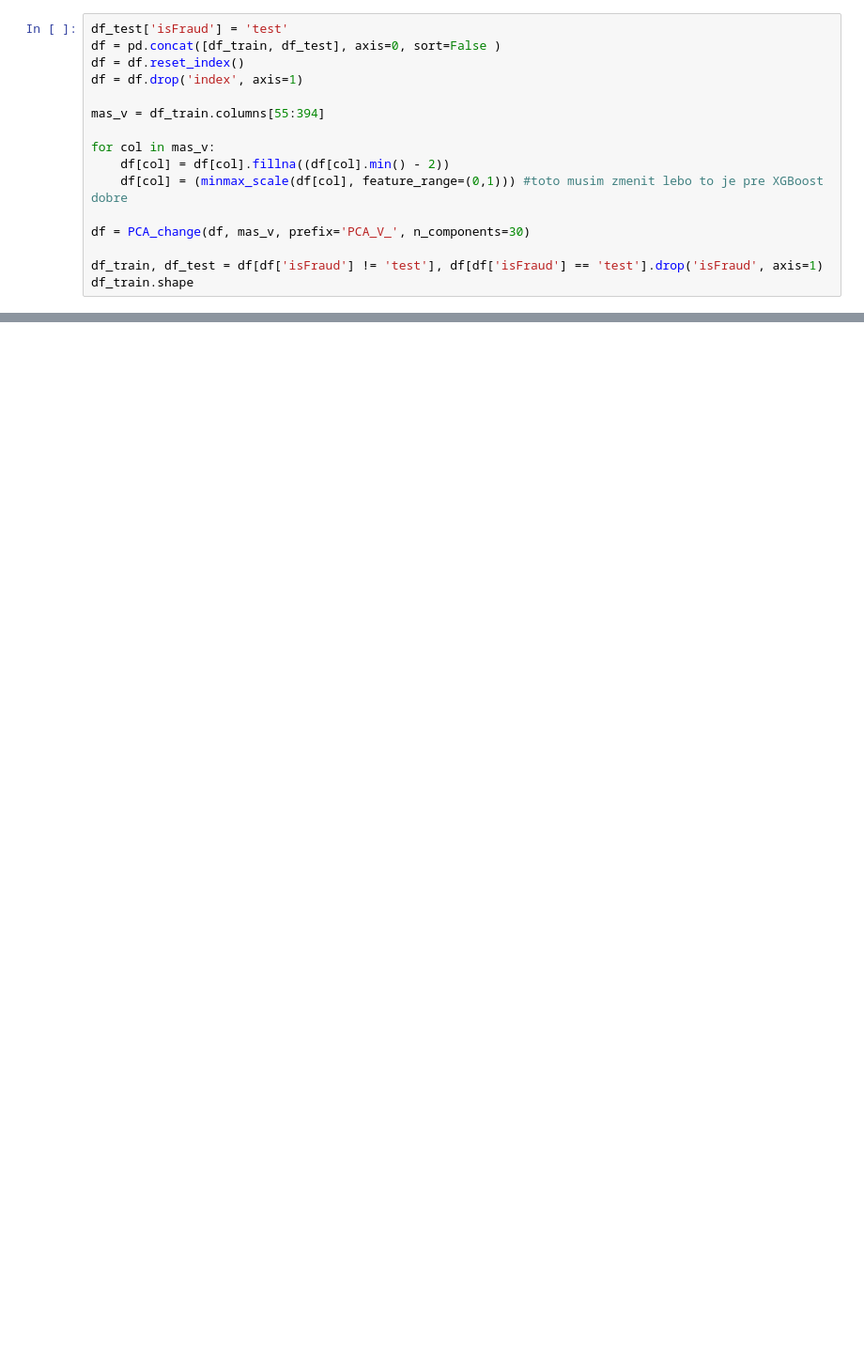
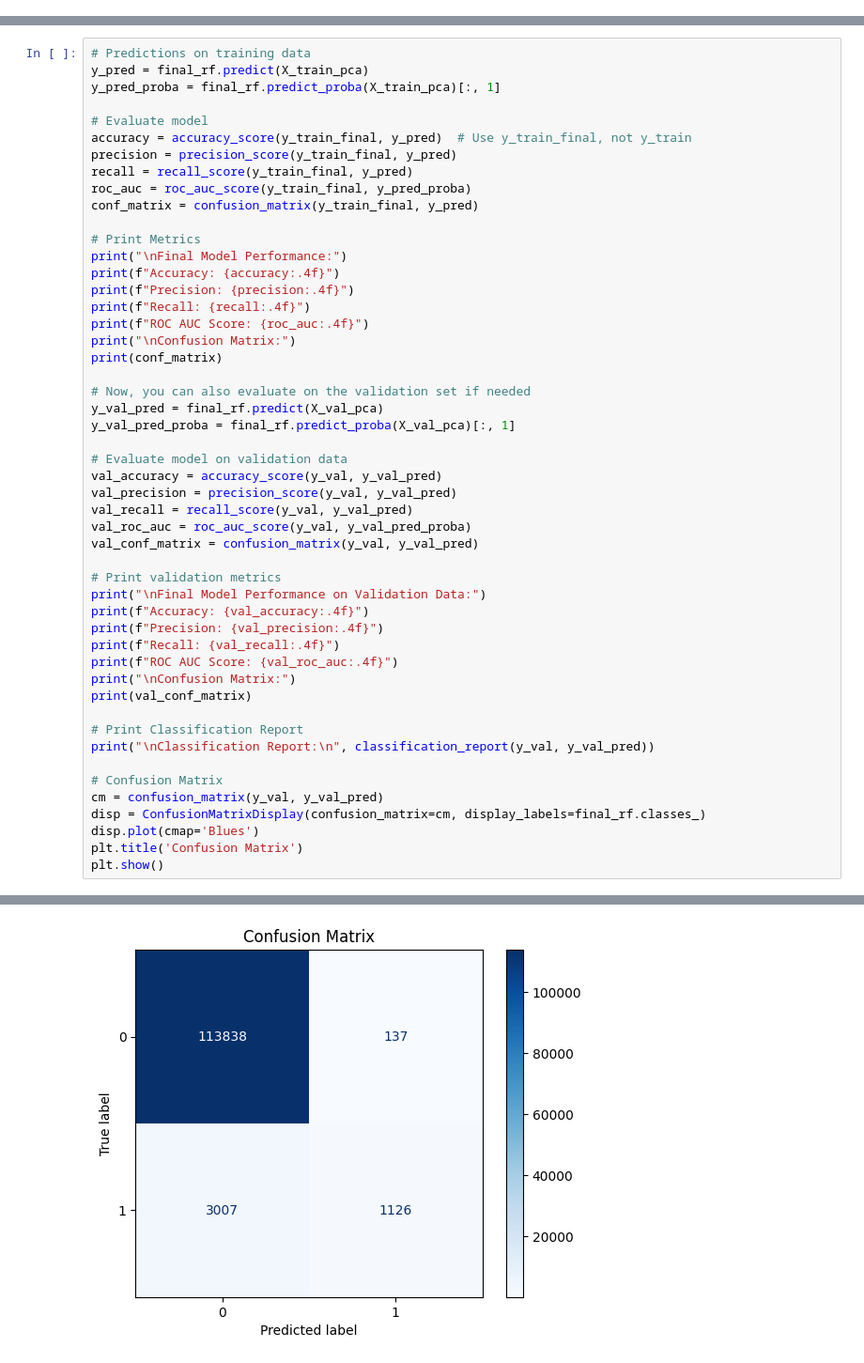
Before and after one commit to Marko-debug/Prediction-of-Fraud-transactions, a Jupyter notebook: models/RandomForest with Opt. Params and PCA.ipynb, the cells around one changed output, grey strips where cells are left out. Shown at 94% size. Cells and saved outputs as stored; diff of their text form; blank space fills up the shorter version.

Commit message:
adjusted code for opt. params in models

```diff
--- a/models/RandomForest with Opt. Params and PCA.ipynb
+++ b/models/RandomForest with Opt. Params and PCA.ipynb
@@ -99,16 +75,0 @@ Mem. usage decreased to 458.09 Mb (71.6% reduction)
-# %%
-df_test['isFraud'] = 'test'
-df = pd.concat([df_train, df_test], axis=0, sort=False )
-df = df.reset_index()
-df = df.drop('index', axis=1)
-
-mas_v = df_train.columns[55:394]
-
-for col in mas_v:
-    df[col] = df[col].fillna((df[col].min() - 2))
-    df[col] = (minmax_scale(df[col], feature_range=(0,1))) #toto musim zmenit lebo to je pre XGBoost dobre
-
-df = PCA_change(df, mas_v, prefix='PCA_V_', n_components=30)
-
-df_train, df_test = df[df['isFraud'] != 'test'], df[df['isFraud'] == 'test'].drop('isFraud', axis=1)
-df_train.shape
@@ -305,0 +214,51 @@ KeyboardInterrupt:
+# %%
+# Predictions on training data
+y_pred = final_rf.predict(X_train_pca)
+y_pred_proba = final_rf.predict_proba(X_train_pca)[:, 1]
+
+# Evaluate model
+accuracy = accuracy_score(y_train_final, y_pred)  # Use y_train_final, not y_train
+precision = precision_score(y_train_final, y_pred)
+recall = recall_score(y_train_final, y_pred)
+roc_auc = roc_auc_score(y_train_final, y_pred_proba)
+conf_matrix = confusion_matrix(y_train_final, y_pred)
+
+# Print Metrics
+print("\nFinal Model Performance:")
+print(f"Accuracy: {accuracy:.4f}")
+print(f"Precision: {precision:.4f}")
+print(f"Recall: {recall:.4f}")
+print(f"ROC AUC Score: {roc_auc:.4f}")
+print("\nConfusion Matrix:")
+print(conf_matrix)
+
+# Now, you can also evaluate on the validation set if needed
+y_val_pred = final_rf.predict(X_val_pca)
+y_val_pred_proba = final_rf.predict_proba(X_val_pca)[:, 1]
+
+# Evaluate model on validation data
+val_accuracy = accuracy_score(y_val, y_val_pred)
+val_precision = precision_score(y_val, y_val_pred)
+val_recall = recall_score(y_val, y_val_pred)
+val_roc_auc = roc_auc_score(y_val, y_val_pred_proba)
+val_conf_matrix = confusion_matrix(y_val, y_val_pred)
+
+# Print validation metrics
+print("\nFinal Model Performance on Validation Data:")
+print(f"Accuracy: {val_accuracy:.4f}")
+print(f"Precision: {val_precision:.4f}")
+print(f"Recall: {val_recall:.4f}")
+print(f"ROC AUC Score: {val_roc_auc:.4f}")
+print("\nConfusion Matrix:")
+print(val_conf_matrix)
+
+# Print Classification Report
+print("\nClassification Report:\n", classification_report(y_val, y_val_pred))
+
+# Confusion Matrix
+cm = confusion_matrix(y_val, y_val_pred)
+disp = ConfusionMatrixDisplay(confusion_matrix=cm, display_labels=final_rf.classes_)
+disp.plot(cmap='Blues')
+plt.title('Confusion Matrix')
+plt.show()
+# %% [output]
@@ -305,0 +282 @@ KeyboardInterrupt:
+[figure, added]
```
Also changed, not shown: parts of 14 cells of this notebook, 2 other files.
